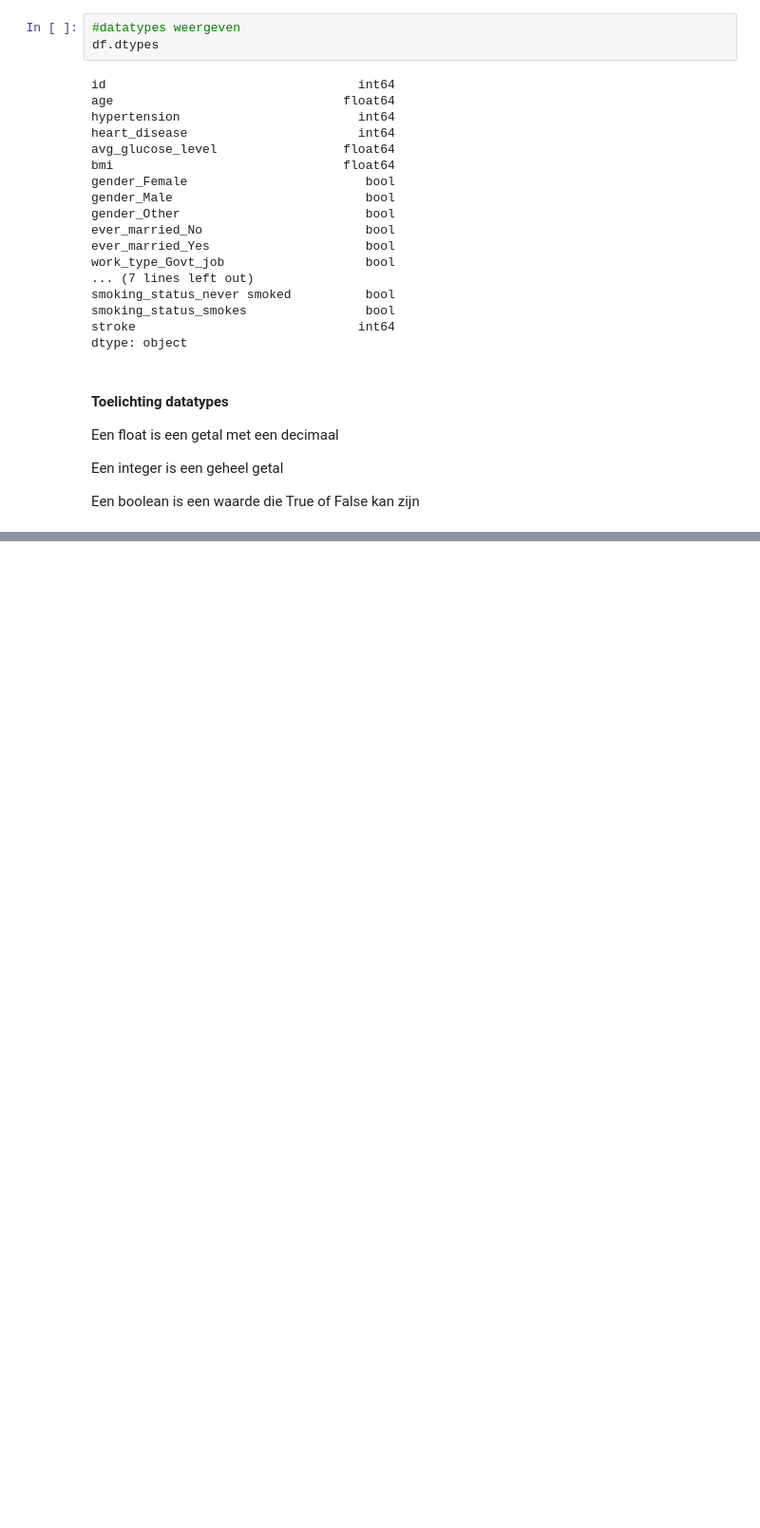
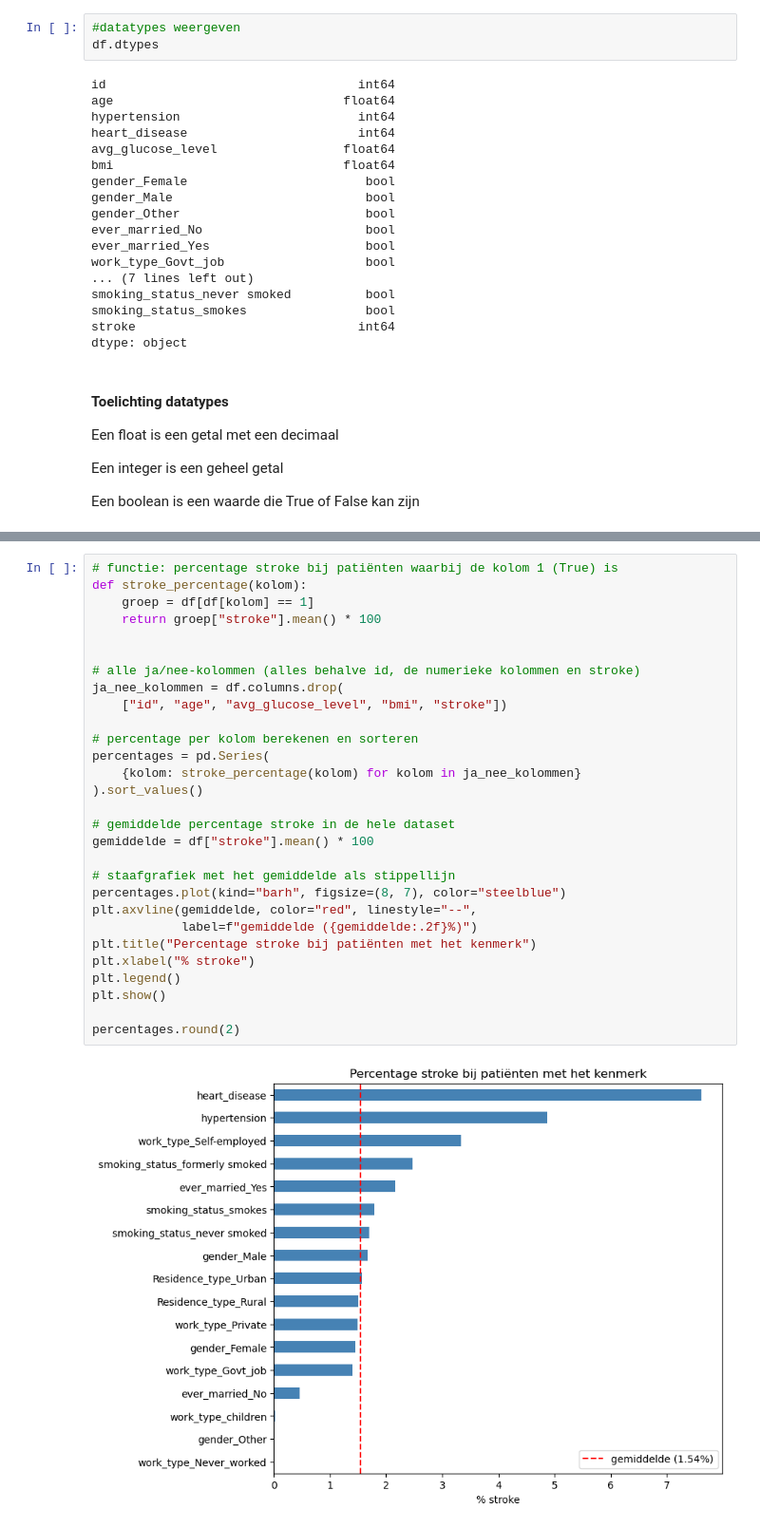
Before and after one commit to AlishaSR2k5/Machine-Learning-Portfolio-1, a Jupyter notebook: portfolio_opdracht_stroke.ipynb, the cells around one changed output, grey strips where cells are left out. Shown at 95% size. Drawn from its saved outputs; the diff is of its cells as text; blank space fills up the shorter version.

```diff
--- a/portfolio_opdracht_stroke.ipynb
+++ b/portfolio_opdracht_stroke.ipynb
@@ -139,0 +192,31 @@ df.describe()
+# %%
+# functie: percentage stroke bij patiënten waarbij de kolom 1 (True) is
+def stroke_percentage(kolom):
+    groep = df[df[kolom] == 1]
+    return groep["stroke"].mean() * 100
+
+
+# alle ja/nee-kolommen (alles behalve id, de numerieke kolommen en stroke)
+ja_nee_kolommen = df.columns.drop(
+    ["id", "age", "avg_glucose_level", "bmi", "stroke"])
+
+# percentage per kolom berekenen en sorteren
+percentages = pd.Series(
+    {kolom: stroke_percentage(kolom) for kolom in ja_nee_kolommen}
+).sort_values()
+
+# gemiddelde percentage stroke in de hele dataset
+gemiddelde = df["stroke"].mean() * 100
+
+# staafgrafiek met het gemiddelde als stippellijn
+percentages.plot(kind="barh", figsize=(8, 7), color="steelblue")
+plt.axvline(gemiddelde, color="red", linestyle="--",
+            label=f"gemiddelde ({gemiddelde:.2f}%)")
+plt.title("Percentage stroke bij patiënten met het kenmerk")
+plt.xlabel("% stroke")
+plt.legend()
+plt.show()
+
+percentages.round(2)
+# %% [output]
+[figure, added]
```
Also changed, not shown: parts of 15 cells of this notebook.
